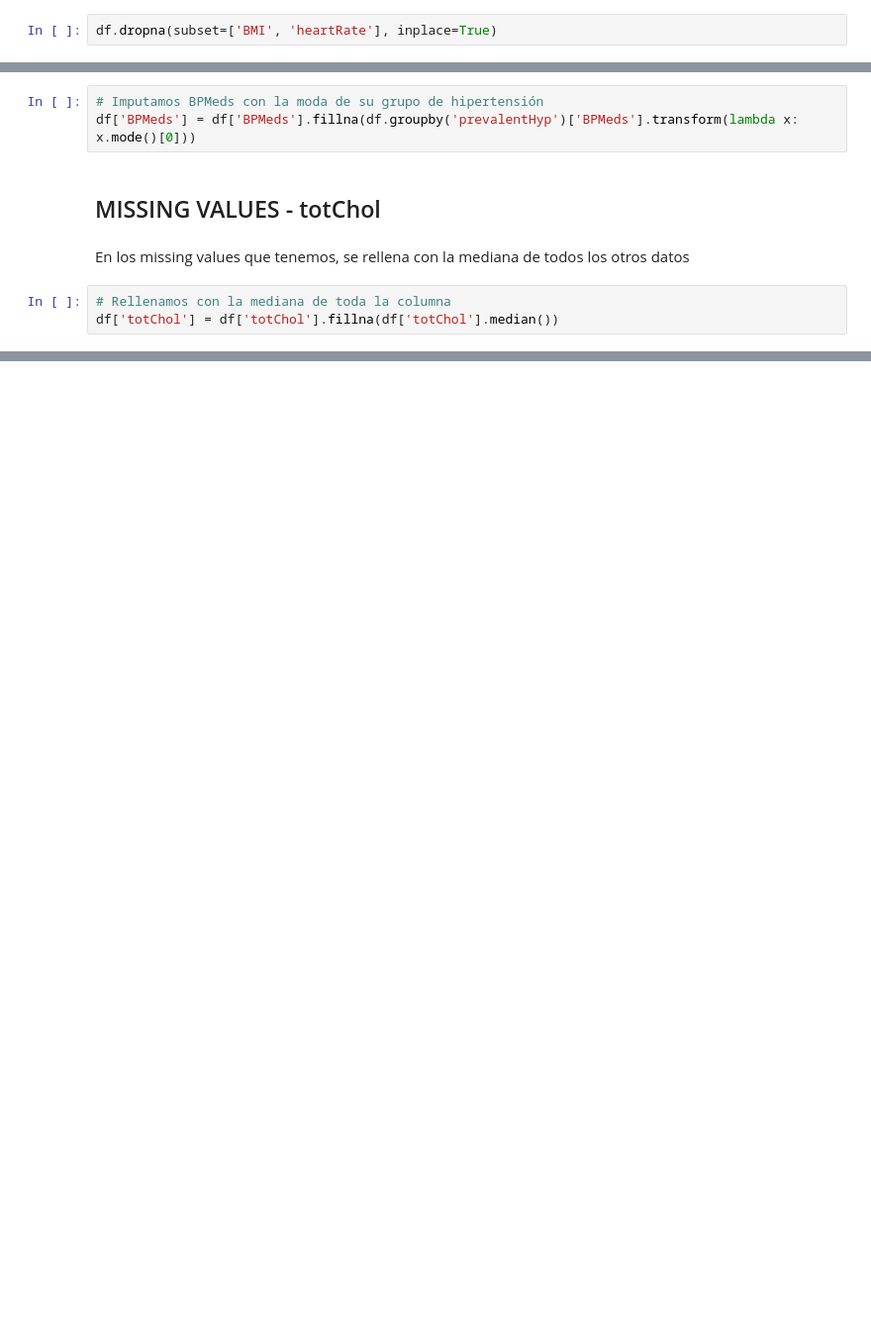
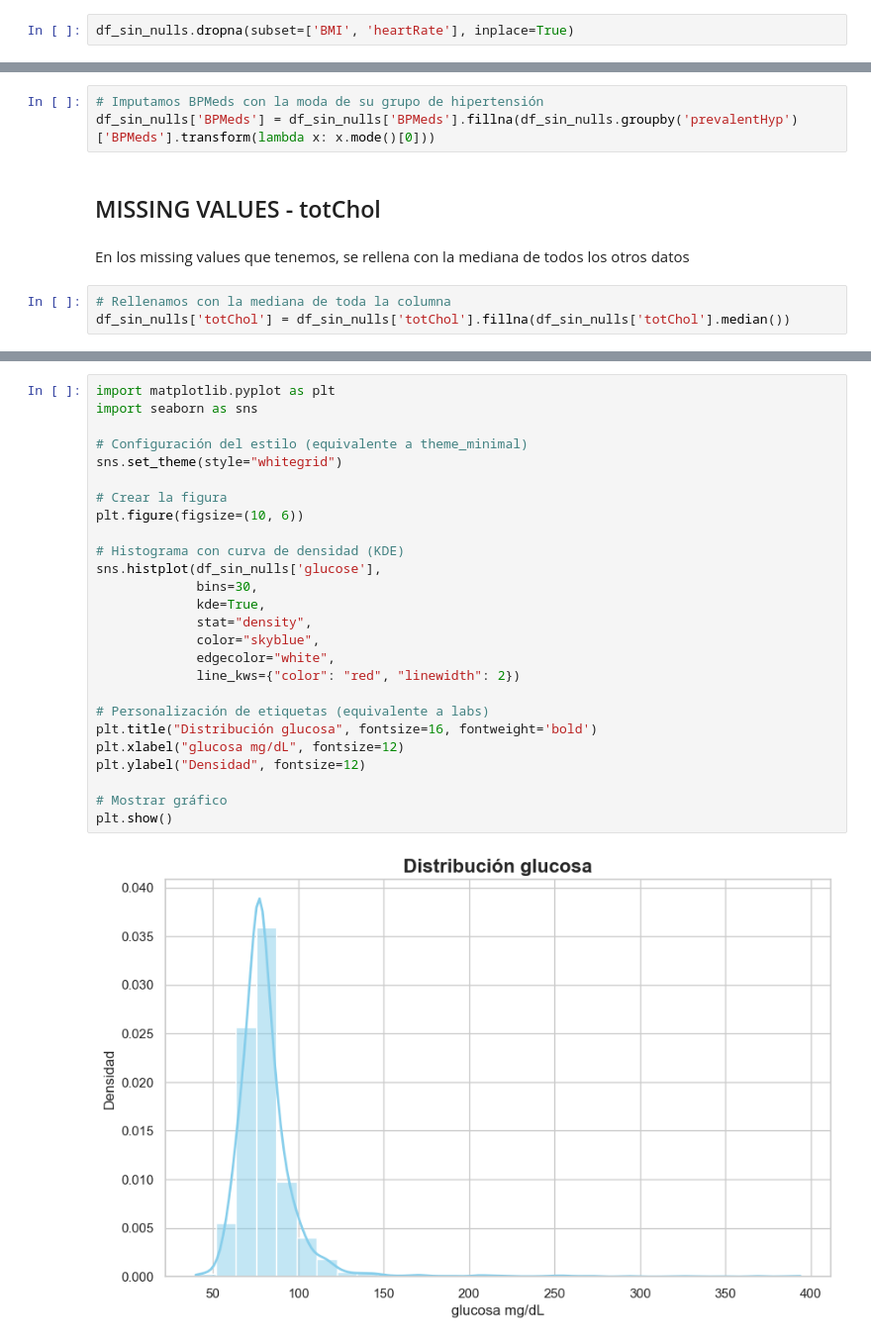
Before and after one commit to koershuis/SP_Final_Project_E, a Jupyter notebook: Datasetnet.ipynb, the cells around one changed output, grey strips where cells are left out. Shown at 99% size. Saved outputs shown, nothing was run; the diff lists cells and outputs as text; blank space fills up the shorter version.

```diff
--- a/Datasetnet.ipynb
+++ b/Datasetnet.ipynb
@@ -90,18 +90,18 @@ df_sin_nulls.drop(columns=['education'], inplace=True)
 # %% [markdown]
 Hay muy pocos missing values por lo que se decide eliminar esos registros del dataset ya que no afectará al total de los 4000 y pico registros que hay
 # %%
-df.dropna(subset=['BMI', 'heartRate'], inplace=True)
+df_sin_nulls.dropna(subset=['BMI', 'heartRate'], inplace=True)
 # %% [markdown]
 ## MISSING VALUES - BPMed
 # %% [markdown]
 Si un paciente es hipertenso es probable que tome medicación, por lo que le asignaremos el valor de la moda del grupo de hipertensos y el de los no hipertensos el de los no hipertensos
 # %%
 # Imputamos BPMeds con la moda de su grupo de hipertensión
-df['BPMeds'] = df['BPMeds'].fillna(df.groupby('prevalentHyp')['BPMeds'].transform(lambda x: x.mode()[0]))
+df_sin_nulls['BPMeds'] = df_sin_nulls['BPMeds'].fillna(df_sin_nulls.groupby('prevalentHyp')['BPMeds'].transform(lambda x: x.mode()[0]))
 # %% [markdown]
 ## MISSING VALUES - totChol
 # %% [markdown]
 En los missing values que tenemos, se rellena con la mediana de todos los otros datos
 # %%
 # Rellenamos con la mediana de toda la columna
-df['totChol'] = df['totChol'].fillna(df['totChol'].median())
+df_sin_nulls['totChol'] = df_sin_nulls['totChol'].fillna(df_sin_nulls['totChol'].median())
@@ -107,0 +110,28 @@ df['totChol'] = df['totChol'].fillna(df['totChol'].median())
+# %%
+import matplotlib.pyplot as plt
+import seaborn as sns
+
+# Configuración del estilo (equivalente a theme_minimal)
+sns.set_theme(style="whitegrid")
+
+# Crear la figura
+plt.figure(figsize=(10, 6))
+
+# Histograma con curva de densidad (KDE)
+sns.histplot(df_sin_nulls['glucose'],
+             bins=30,
+             kde=True,
+             stat="density",
+             color="skyblue",
+             edgecolor="white",
+             line_kws={"color": "red", "linewidth": 2})
+
+# Personalización de etiquetas (equivalente a labs)
+plt.title("Distribución glucosa", fontsize=16, fontweight='bold')
+plt.xlabel("glucosa mg/dL", fontsize=12)
+plt.ylabel("Densidad", fontsize=12)
+
+# Mostrar gráfico
+plt.show()
+# %% [output]
+[figure, added]
```
Also changed, not shown: parts of 1 cell of this notebook.
